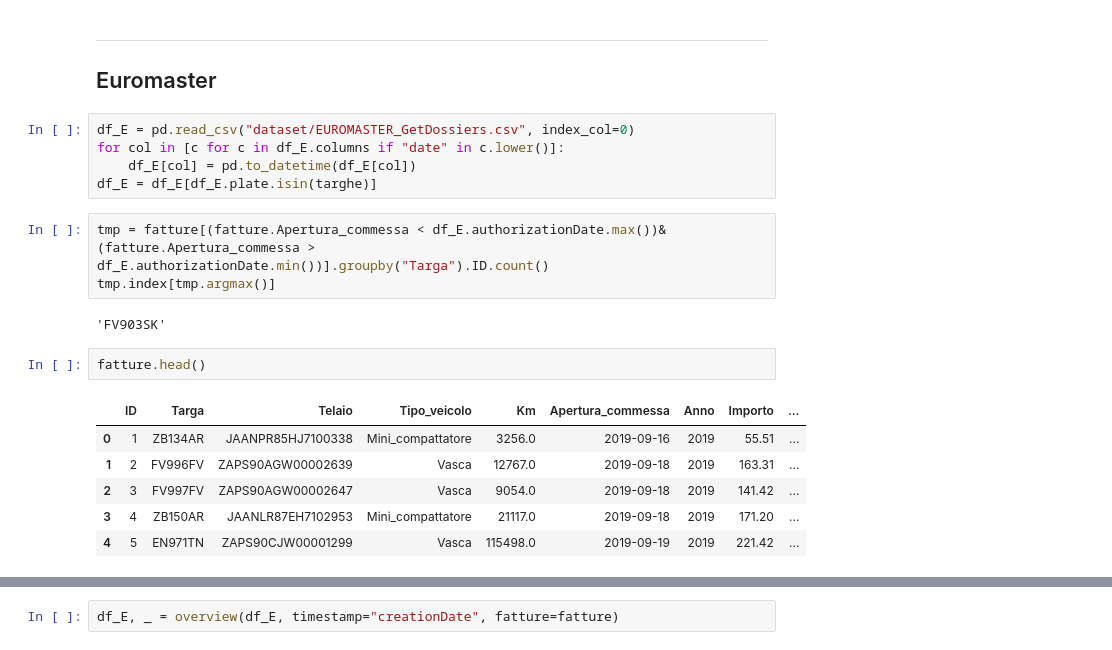
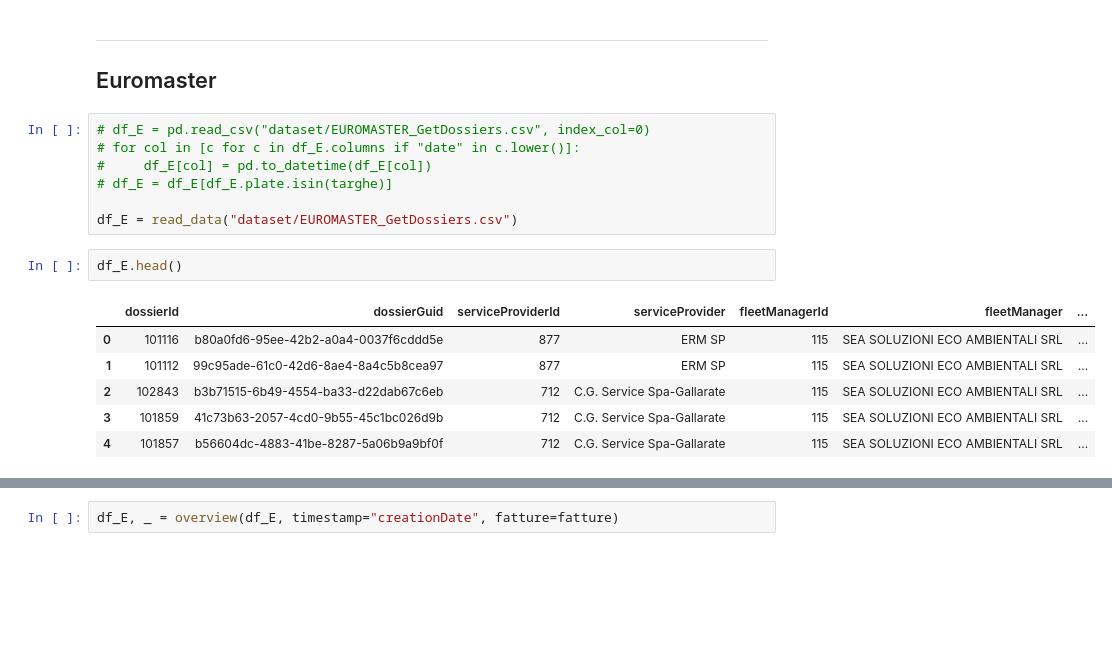
Before and after one commit to antonioalbanese/ai4trucks, a Jupyter notebook: Notebooks/cumulative_analysis.ipynb, the cells around one changed output, grey strips where cells are left out. Drawn from its saved outputs; the diff is of its cells as text; blank space fills up the shorter version.

```diff
--- a/cumulative_analysis.ipynb
+++ b/Notebooks/cumulative_analysis.ipynb
@@ -147,21 +147,18 @@ res_df.to_csv("data.csv")
 ---
 ## Euromaster
 # %%
-df_E = pd.read_csv("dataset/EUROMASTER_GetDossiers.csv", index_col=0)
-for col in [c for c in df_E.columns if "date" in c.lower()]:
-    df_E[col] = pd.to_datetime(df_E[col])
-df_E = df_E[df_E.plate.isin(targhe)]
+# df_E = pd.read_csv("dataset/EUROMASTER_GetDossiers.csv", index_col=0)
+# for col in [c for c in df_E.columns if "date" in c.lower()]:
+#     df_E[col] = pd.to_datetime(df_E[col])
+# df_E = df_E[df_E.plate.isin(targhe)]
+
+df_E = read_data("dataset/EUROMASTER_GetDossiers.csv")
-# %%
-tmp = fatture[(fatture.Apertura_commessa < df_E.authorizationDate.max())&(fatture.Apertura_commessa > df_E.authorizationDate.min())].groupby("Targa").ID.count()
-tmp.index[tmp.argmax()]
-# %% [output]
-'FV903SK'
 # %%
-fatture.head()
+df_E.head()
 # %% [output]
-|  | ID | Targa | Telaio | Tipo_veicolo | Km | Apertura_commessa | Anno | Importo | ... |
-| 0 | 1 | ZB134AR | JAANPR85HJ7100338 | Mini_compattatore | 3256.0 | 2019-09-16 | 2019 | 55.51 | ... |
-| 1 | 2 | FV996FV | ZAPS90AGW00002639 | Vasca | 12767.0 | 2019-09-18 | 2019 | 163.31 | ... |
-| 2 | 3 | FV997FV | ZAPS90AGW00002647 | Vasca | 9054.0 | 2019-09-18 | 2019 | 141.42 | ... |
-| 3 | 4 | ZB150AR | JAANLR87EH7102953 | Mini_compattatore | 21117.0 | 2019-09-18 | 2019 | 171.20 | ... |
-| 4 | 5 | EN971TN | ZAPS90CJW00001299 | Vasca | 115498.0 | 2019-09-19 | 2019 | 221.42 | ... |
+|  | dossierId | dossierGuid | serviceProviderId | serviceProvider | fleetManagerId | fleetManager | ... |
+| 0 | 101116 | b80a0fd6-95ee-42b2-a0a4-0037f6cddd5e | 877 | ERM SP | 115 | SEA SOLUZIONI ECO AMBIENTALI SRL | ... |
+| 1 | 101112 | 99c95ade-61c0-42d6-8ae4-8a4c5b8cea97 | 877 | ERM SP | 115 | SEA SOLUZIONI ECO AMBIENTALI SRL | ... |
+| 2 | 102843 | b3b71515-6b49-4554-ba33-d22dab67c6eb | 712 | C.G. Service Spa-Gallarate | 115 | SEA SOLUZIONI ECO AMBIENTALI SRL | ... |
+| 3 | 101859 | 41c73b63-2057-4cd0-9b55-45c1bc026d9b | 712 | C.G. Service Spa-Gallarate | 115 | SEA SOLUZIONI ECO AMBIENTALI SRL | ... |
+| 4 | 101857 | b56604dc-4883-41be-8287-5a06b9a9bf0f | 712 | C.G. Service Spa-Gallarate | 115 | SEA SOLUZIONI ECO AMBIENTALI SRL | ... |
```
Also changed, not shown: parts of 3 cells of this notebook, 9 other files.
